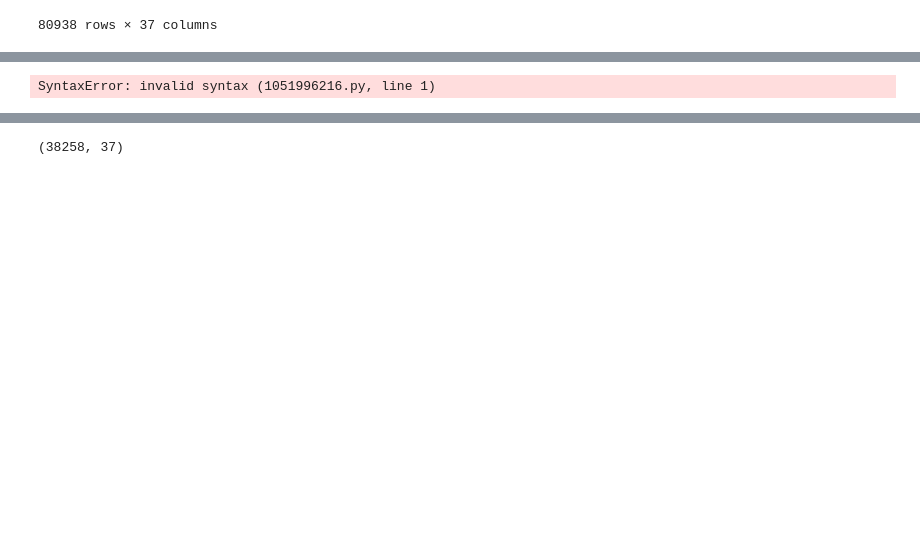
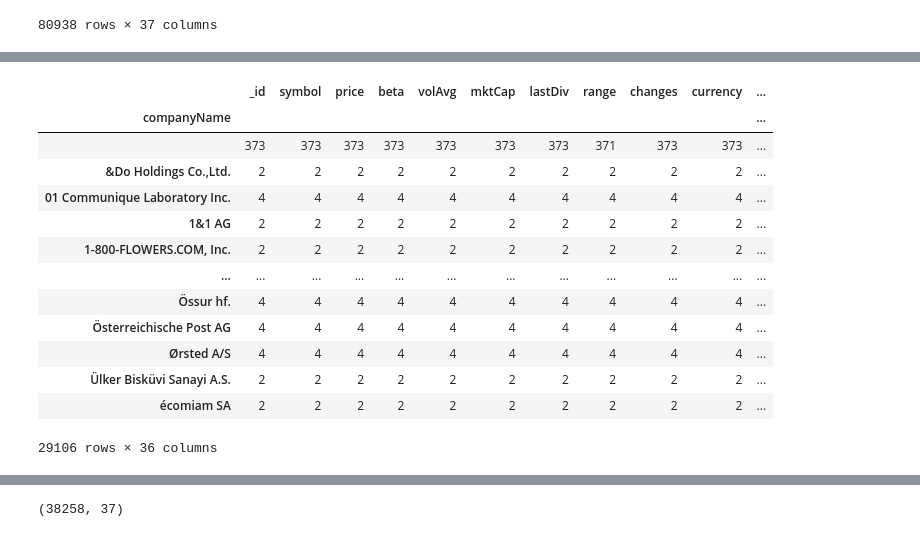
Before and after one commit to Michiel-DK/finance, a Jupyter notebook: notebooks/chroma_db.ipynb, the cells around one changed output, grey strips where cells are left out. Drawn from its saved outputs; the diff is of its cells as text; code cells hidden in the pictures; blank space fills up the shorter version.

Commit message:
updated docker file + notebook for insert --> to check stock symbols

```diff
--- a/notebooks/chroma_db.ipynb
+++ b/notebooks/chroma_db.ipynb
@@ -30,7 +67,22 @@ result_df
+# %%
+result_df.groupby('companyName').count()
+# %% [output]
+|  | _id | symbol | price | beta | volAvg | mktCap | lastDiv | range | changes | currency | ... |
+| companyName |  |  |  |  |  |  |  |  |  |  | ... |
+|  | 373 | 373 | 373 | 373 | 373 | 373 | 373 | 371 | 373 | 373 | ... |
+| &Do Holdings Co.,Ltd. | 2 | 2 | 2 | 2 | 2 | 2 | 2 | 2 | 2 | 2 | ... |
+| 01 Communique Laboratory Inc. | 4 | 4 | 4 | 4 | 4 | 4 | 4 | 4 | 4 | 4 | ... |
+| 1&1 AG | 2 | 2 | 2 | 2 | 2 | 2 | 2 | 2 | 2 | 2 | ... |
+| 1-800-FLOWERS.COM, Inc. | 2 | 2 | 2 | 2 | 2 | 2 | 2 | 2 | 2 | 2 | ... |
+| ... | ... | ... | ... | ... | ... | ... | ... | ... | ... | ... | ... |
+| Össur hf. | 4 | 4 | 4 | 4 | 4 | 4 | 4 | 4 | 4 | 4 | ... |
+| Österreichische Post AG | 4 | 4 | 4 | 4 | 4 | 4 | 4 | 4 | 4 | 4 | ... |
+| Ørsted A/S | 4 | 4 | 4 | 4 | 4 | 4 | 4 | 4 | 4 | 4 | ... |
+| Ülker Bisküvi Sanayi A.S. | 2 | 2 | 2 | 2 | 2 | 2 | 2 | 2 | 2 | 2 | ... |
+| écomiam SA | 2 | 2 | 2 | 2 | 2 | 2 | 2 | 2 | 2 | 2 | ... |
+29106 rows × 36 columns
 # %%
-result_d f= result_df.drop_duplicates(subset='companyName')
+result_df = result_df.drop_duplicates(subset=['companyName', 'symbol'])
-# %% [output]
-SyntaxError: invalid syntax (1051996216.py, line 1)
 # %%
 result_df.dropna(subset='description', inplace=True)
 result_df.dropna(subset=['sector', 'industry'], inplace=True)
```
Also changed, not shown: parts of 10 cells of this notebook, 1 other file.
